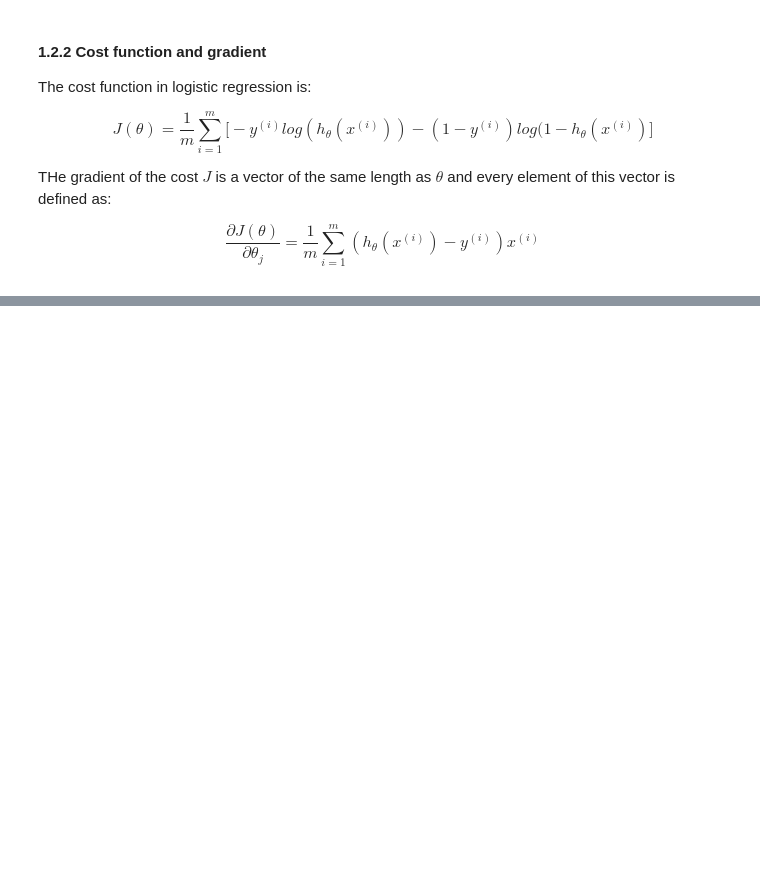
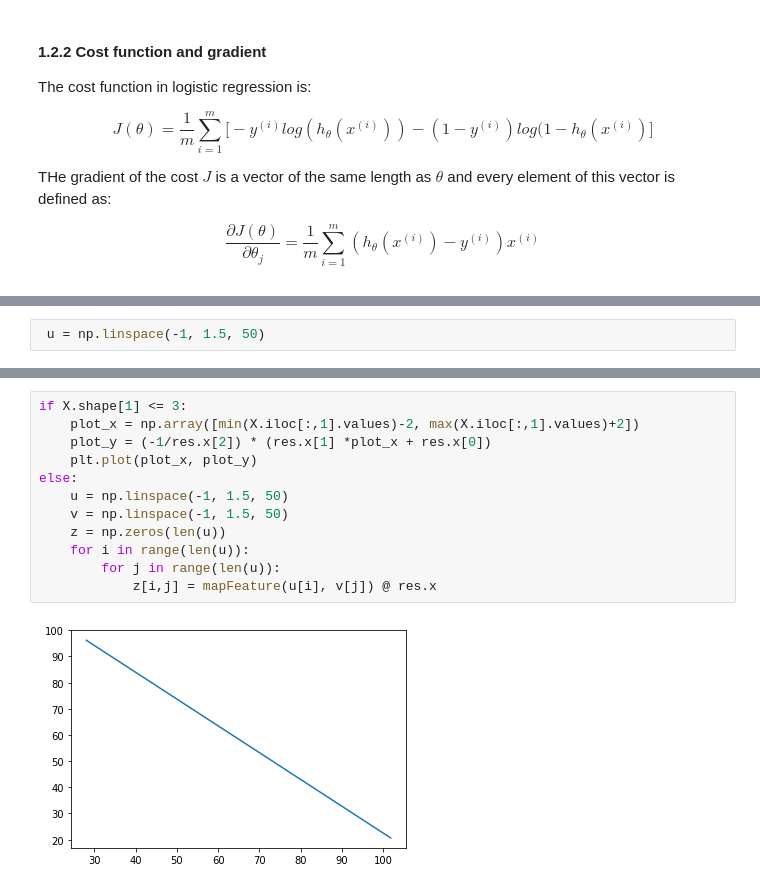
Before and after one commit to vrategov/Machine-Learning, a Jupyter notebook: Week 3/Ex2.ipynb, the cells around one changed output, grey strips where cells are left out. Drawn from its saved outputs; the diff is of its cells as text; blank space fills up the shorter version.

```diff
--- a/Week 3/Ex2.ipynb
+++ b/Week 3/Ex2.ipynb
@@ -155,0 +218,2 @@ Expected gradients (approx):0.043, 2.566, 2.647
+# %%
+ u = np.linspace(-1, 1.5, 50)
@@ -155,0 +226,14 @@ Expected gradients (approx):0.043, 2.566, 2.647
+# %%
+if X.shape[1] <= 3:
+    plot_x = np.array([min(X.iloc[:,1].values)-2, max(X.iloc[:,1].values)+2])
+    plot_y = (-1/res.x[2]) * (res.x[1] *plot_x + res.x[0])
+    plt.plot(plot_x, plot_y)
+else:
+    u = np.linspace(-1, 1.5, 50)
+    v = np.linspace(-1, 1.5, 50)
+    z = np.zeros(len(u))
+    for i in range(len(u)):
+        for j in range(len(u)):
+            z[i,j] = mapFeature(u[i], v[j]) @ res.x
+# %% [output]
+[figure, added]
```
Also changed, not shown: parts of 14 cells of this notebook.
